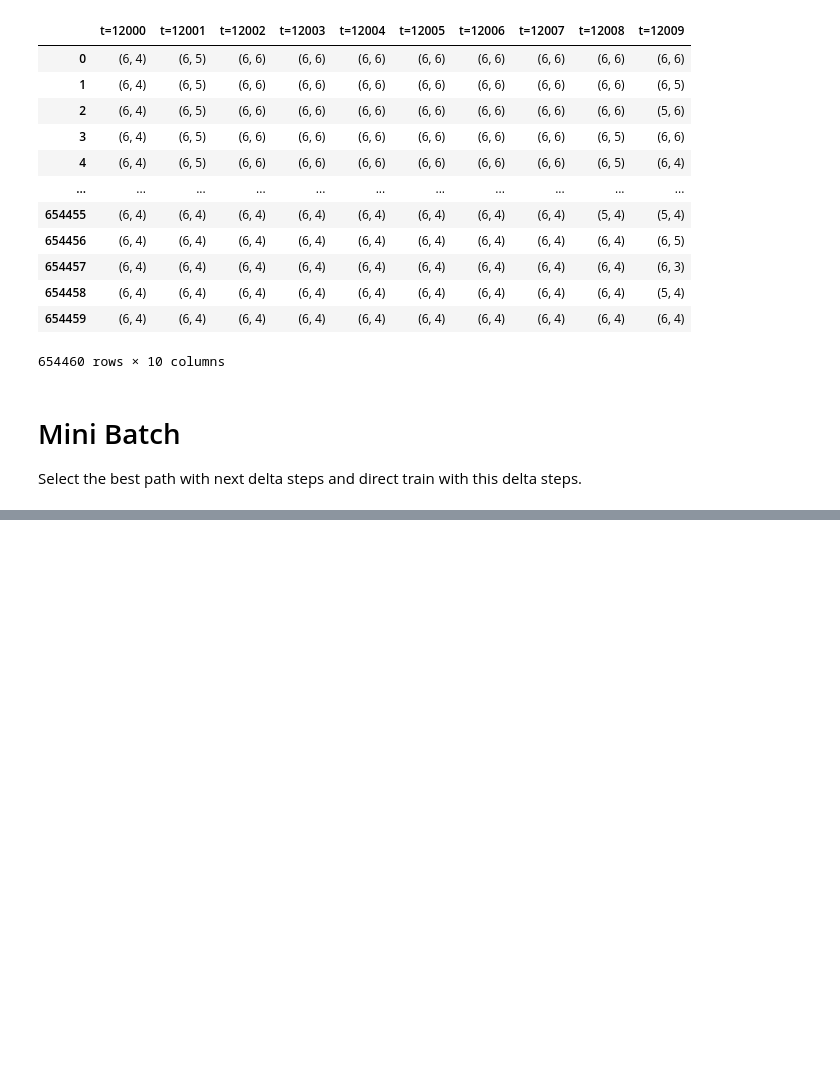
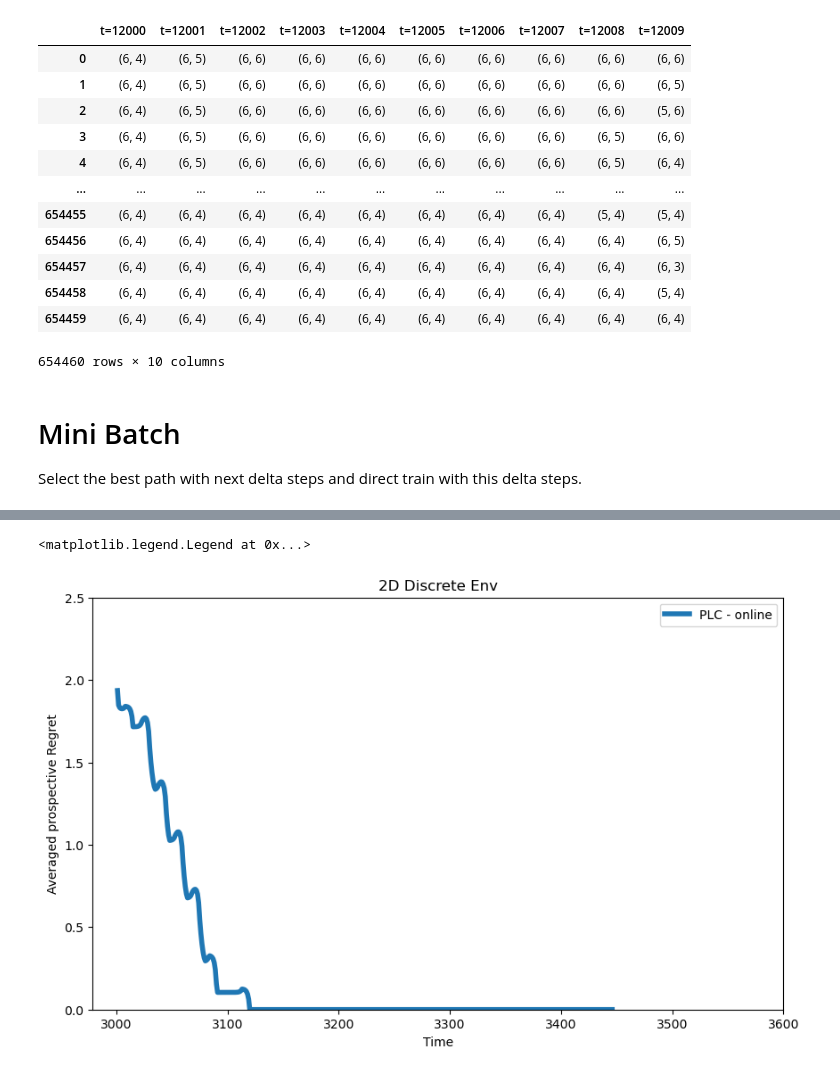
Before and after one commit to neurodata/ProspectiveForaging, a Jupyter notebook: notebooks/2D_discrete.ipynb, the cells around one changed output, grey strips where cells are left out. Saved outputs shown, nothing was run; the diff lists cells and outputs as text; code cells hidden in the pictures; blank space fills up the shorter version.

```diff
--- a/notebooks/2D_discrete.ipynb
+++ b/notebooks/2D_discrete.ipynb
@@ -642,12 +645,12 @@ def run_inference(rf_action, rf_value, start_state, T_p, t_prime_action, t_prime
 
     return  np.sum(preward).item() / 50
 # %%
-T = 12000
-gamma = 0.99
+T = 3000
+gamma = 0.9
 t_prime_action = 9
 t_batch = 1
 t_prime_value = 0
-DELTA_T = 30
+DELTA_T = 1000
 PREGRETS = []
 for rep in range(1):
     # one simulation per rep
@@ -738,2 +749,2 @@ for rep in range(1):
 # %%
-NEXT_FEATURES_arr.shape
+futre_states_2d = pd.read_csv("../results/2D/future_state_2d.csv")
@@ -750,0 +751,5 @@ df_paths.shape
+# %%
+session_duration = 100000
+pattern = [[1,1],[1,1],[1,1],[1,1],[1,1],[1,1],[1,1],[1,1],[1,2],[1,3],[1,4],[1,5],[2,5],[3,5],[4,5],[5,5],[5,5],[5,5],[5,5],[5,5],[5,5],[5,5],[5,5],[4,5],[3,5],[2,5],[1,5],[1,4],[1,3],[1,2]]
+future_states_opt = np.array(pattern*(session_duration // len(pattern)))
+future_states_opt[1]
@@ -750,0 +758,16 @@ df_paths.shape
+# %%
+prewards = []
+gamma = 0.5
+delta_future = 120
+for i in range(futre_states_2d.shape[0]-delta_future):
+    irewards = []
+    ireward_opt = []
+    for j in range(i,i+delta_future):
+        state = np.array(futre_states_2d.iloc[j,1:])
+        t = np.array(futre_states_2d.iloc[j,0])
+        ireward_opt.append(reward_simulate_2d(future_states_opt[t], t,rewards_in_period))
+        irewards.append(reward_simulate_2d(state, t,rewards_in_period))
+    preward = make_weighted_target(irewards, gamma,T = delta_future,normalization = True)
+    preward_opt = make_weighted_target(ireward_opt, gamma,T = delta_future,normalization = True)
+    prewards.append((np.sum(preward_opt) - np.sum(preward))/delta_future)
+prewards
@@ -750,0 +792,14 @@ df_paths.shape
+# %%
+## Periodity
+plt.figure(figsize=(10, 6))
+plt.plot(futre_states_2d.iloc[:-120,0],prewards,lw = 4,label = 'PLC - online')
+plt.yticks([0,0.5,1,1.5,2,2.5,3])
+plt.ylim([0,2.5])
+plt.xticks([3000,3100,3200,3300,3400,3500,3600])
+plt.xlabel('Time')
+plt.ylabel('Averaged prospective Regret')
+plt.title('2D Discrete Env')
+plt.legend()
+# %% [output]
+<matplotlib.legend.Legend at 0x...>
+[figure, added]
```
Also changed, not shown: parts of 7 cells of this notebook, 6 other files.
